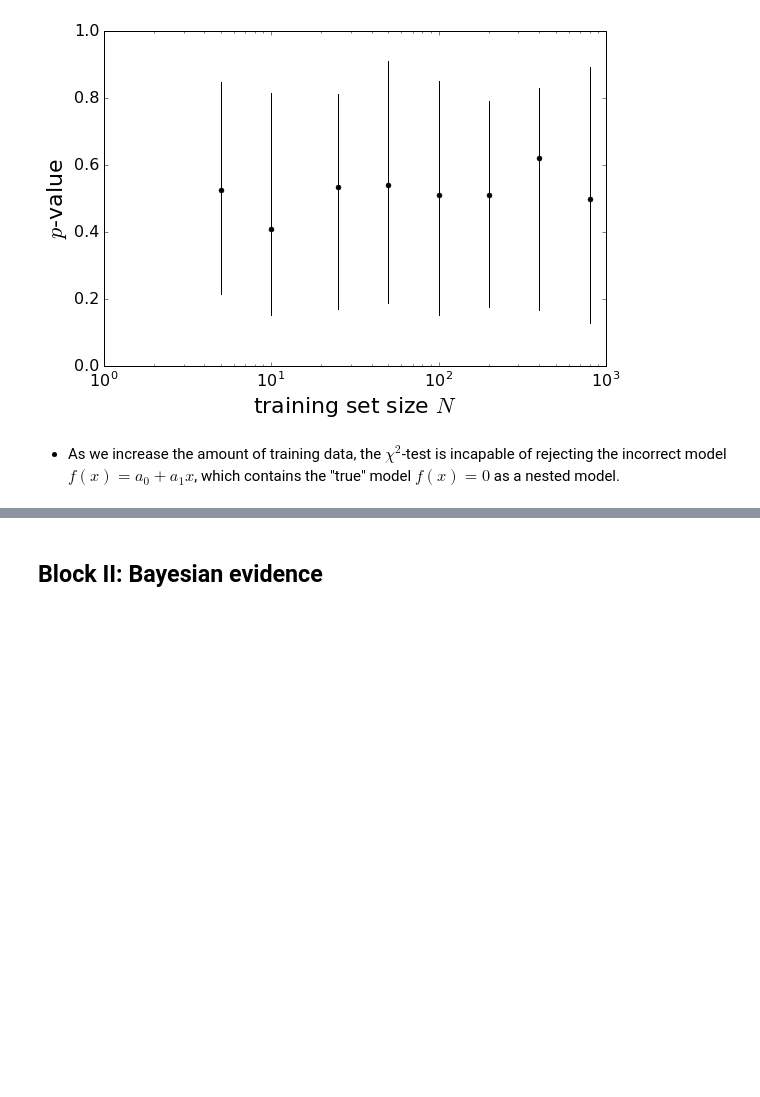
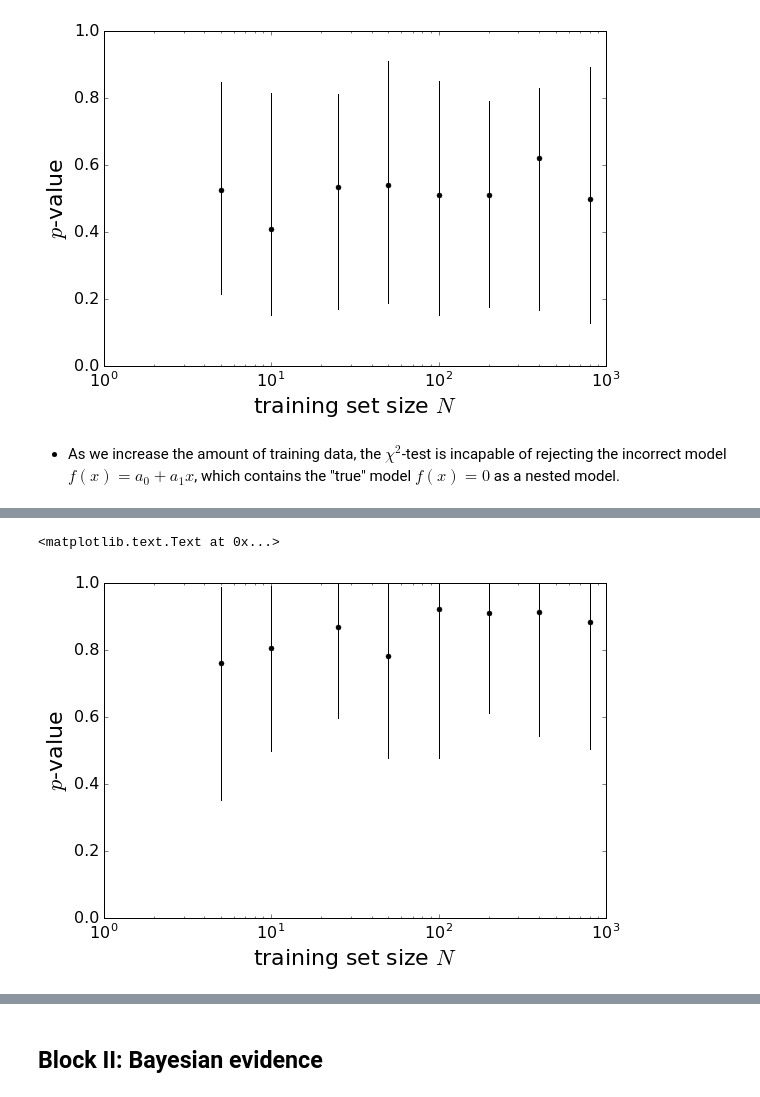
Before and after one commit to iccub-ml/model_assessment_II, a Jupyter notebook: ModelEvaluationII.ipynb, the cells around one changed output, grey strips where cells are left out. Cells and saved outputs as stored; diff of their text form; code cells hidden in the pictures; blank space fills up the shorter version.

```diff
--- a/ModelEvaluationII.ipynb
+++ b/ModelEvaluationII.ipynb
@@ -180,3 +187,80 @@ plt.ylabel(r'$p$-value', fontsize=22)
+# %%
+from scipy.stats import f as Fdist
+# Use scipy's Cholesky decomposition for matrix inversion.
+from scipy.linalg import cho_factor, cho_solve
+# Reset the RNG to make sure we are actually creating the same test data again.
+numpy.random.seed(1)
+# Try for various sizes of training samples.
+TrainSetSize = [5,10,25,50,100,200,400,800]
+PValueMed    = []
+PValueLower  = []
+PValueUpper  = []
+Nsimu        = 100
+for N in TrainSetSize:
+    # Array for holding results of all simulations.
+    RawPValues = numpy.empty(Nsimu)
+    for s in range(Nsimu):
+        # Draw x from uniform interval -10,10.
+        X = numpy.random.uniform(-10, 10, N)
+        # Create Y=0 plus Gaussian random noise.
+        Y = 0.0 + numpy.random.normal(0.0, 1.0, N)
+        # First, fit a 0-th order polynomial.
+        # Build design matrix.
+        DesignT    = numpy.empty([1,N])
+        DesignT[0] = 1.0
+        Design     = DesignT.T
+        # Get coefficients using Cholesky decomposition.
+        DtD      = numpy.dot(DesignT, Design)
+        DtY      = numpy.dot(DesignT, Y)
+        cholesky = cho_factor(DtD)
+        theta    = cho_solve(cholesky, DtY)
+        # Compute predictions of best-fit model and evaluate chi-2.
+        prediction = numpy.dot(Design, theta)
+        residuals  = Y - prediction
+        chi2_1     = numpy.dot(residuals,residuals)
+        # Second, fit a 1st-order polynomial.
+        # Build design matrix.
+        DesignT    = numpy.empty([2,N])
+        DesignT[0] = 1.0
+        DesignT[1] = X
+        Design     = DesignT.T
+        # Get coefficients using Cholesky decomposition.
+        DtD      = numpy.dot(DesignT, Design)
+        DtY      = numpy.dot(DesignT, Y)
+        cholesky = cho_factor(DtD)
+        theta    = cho_solve(cholesky, DtY)
+        # Compute predictions of best-fit model and evaluate chi-2.
+        prediction = numpy.dot(Design, theta)
+        residuals  = Y - prediction
+        chi2_2     = numpy.dot(residuals,residuals)
+        # Compute value of F score.
+        p1 = 1  # 0th-order polynomial has 1 fit parameter.
+        p2 = 2  # 1st-order polynomial has 2 fit parameters.
+        F  = ((chi2_1 - chi2_2)/(p2 - p1))/(chi2_2/(N-p2))
+        # Compute p-value of F score under F-distribution.
+        p2minp1       = p2 - p1
+        Nminp2        = N - p2
+        RawPValues[s] = 1.0 - Fdist.cdf(F, Nminp2, p2minp1)
+    # Sort the p-values.
+    RawPValues = sorted(RawPValues)
+    # Get median, lower 16% and upper 84% levels.
+    PValueMed.append(numpy.median(RawPValues))
+    PValueLower.append(RawPValues[int(round(0.16*(Nsimu-1.0)))])
+    PValueUpper.append(RawPValues[int(round(0.84*(Nsimu-1.0)))])
+# Plot how p-value evolves as N increases.
+plt.figure(2, figsize=(9,6))
+plt.plot(TrainSetSize, PValueMed, 'o', ms=5, color='black')
+for n in range(len(TrainSetSize)):
+    plt.plot([TrainSetSize[n], TrainSetSize[n]], [PValueLower[n],PValueUpper[n]], '-', lw=1, color='black')
+plt.xscale('log')
+plt.ylim(0,1)  # p-value is a probability in range [0,1]
+plt.xticks(fontsize=16)
+plt.yticks(fontsize=16)
+plt.xlabel(r'training set size $N$', fontsize=22)
+plt.ylabel(r'$p$-value', fontsize=22)
+# %% [output]
+<matplotlib.text.Text at 0x...>
+[figure, added]
 # %% [markdown]
 ### I.5 Gliese 581: A real story how hypothesis testing failed
 * In 2010, results were published that the star Gliese 581 had 6 exoplanets, whereof one was nearly the mass of Earth and within the habitable zone of that star. This caused quite a stir in the community as well as the general public.
```
Also changed, not shown: parts of 3 cells of this notebook.
